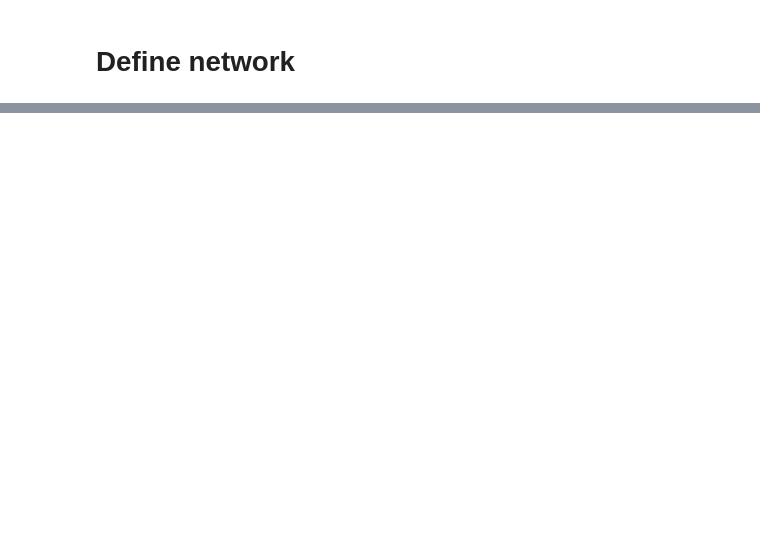
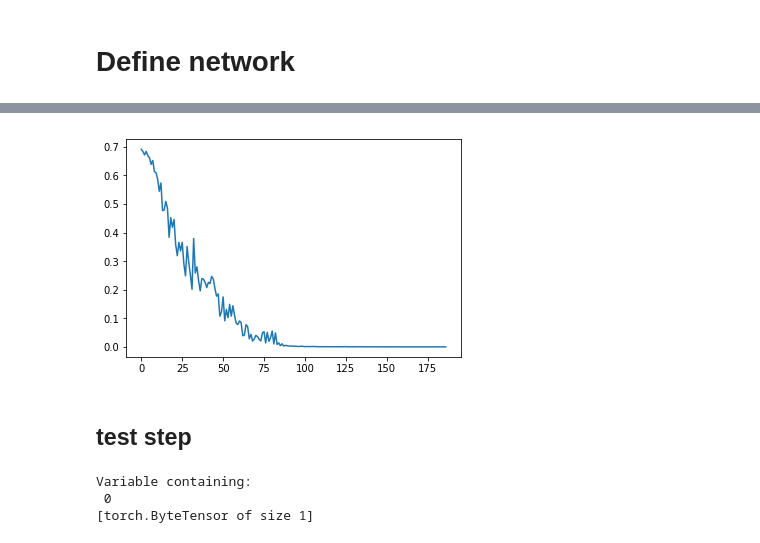
Before and after one commit to AlexBella365/FishNet, a Jupyter notebook: FishNet.ipynb, the cells around one changed output, grey strips where cells are left out. Saved outputs shown, nothing was run; the diff lists cells and outputs as text; code cells hidden in the pictures; blank space fills up the shorter version.

```diff
--- a/FishNet.ipynb
+++ b/FishNet.ipynb
@@ -169,0 +202,7 @@ transforms.ToPILImage()(example)
+# %%
+import torch.optim as optim
+
+criterion = nn.CrossEntropyLoss()
+optimizer = optim.SGD(mynet.parameters(), lr=0.001, momentum=0.9)
+
+LOSSES = []
@@ -169,0 +211,32 @@ transforms.ToPILImage()(example)
+# %%
+print_batch = 5
+N_epoch = 2
+
+for epoch in range(N_epoch):  # loop over the dataset multiple times
+
+    running_loss = 0.0
+    for i, data in enumerate(trainset, 1):
+        # get the inputs
+        inputs, labels = data
+
+        # wrap them in Variable
+        inputs, labels = Variable(inputs), Variable(labels)
+
+        # zero the parameter gradients
+        optimizer.zero_grad()
+
+        # forward + backward + optimize
+        outputs = mynet(inputs)
+        loss = criterion(outputs, labels)
+        loss.backward()
+        optimizer.step()
+
+        # print statistics
+        running_loss += loss.data[0]
+        if i % print_batch == 0:    # print every 20 mini-batches
+            LOSSES.append(running_loss/print_batch)
+            print('[%d, %5d] loss: %.3f' %
+                  (epoch + 1, i , running_loss / print_batch))
+            running_loss = 0.0
+
+print('Finished Training')
@@ -169,0 +259,22 @@ transforms.ToPILImage()(example)
+# %%
+import matplotlib.pyplot as plt
+plt.plot(LOSSES)
+plt.show()
+# %% [output]
+[figure, added]
+# %% [markdown]
+## test step
+# %%
+errors = 0
+for i, data in enumerate(testset):
+    inputs, labels = data
+    inputs, labels = Variable(inputs), Variable(labels)
+    outputs = mynet(inputs)
+    _,y = torch.max(outputs,1)
+    errors +=a
+
+errors
+# %% [output]
+Variable containing:
+ 0
+[torch.ByteTensor of size 1]
```
Also changed, not shown: parts of 20 cells of this notebook, 10 other files.
